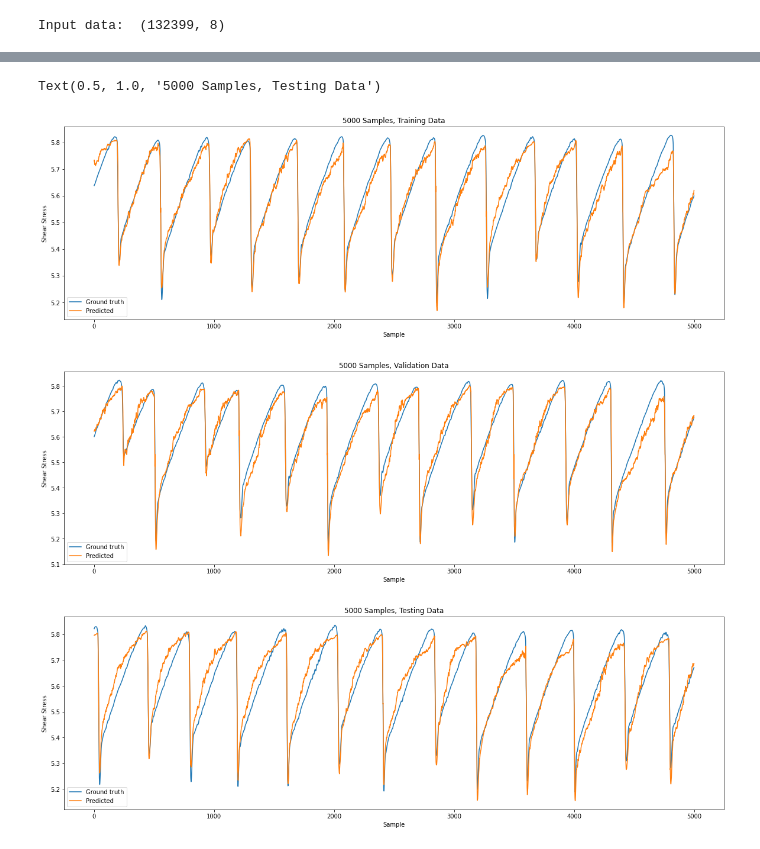
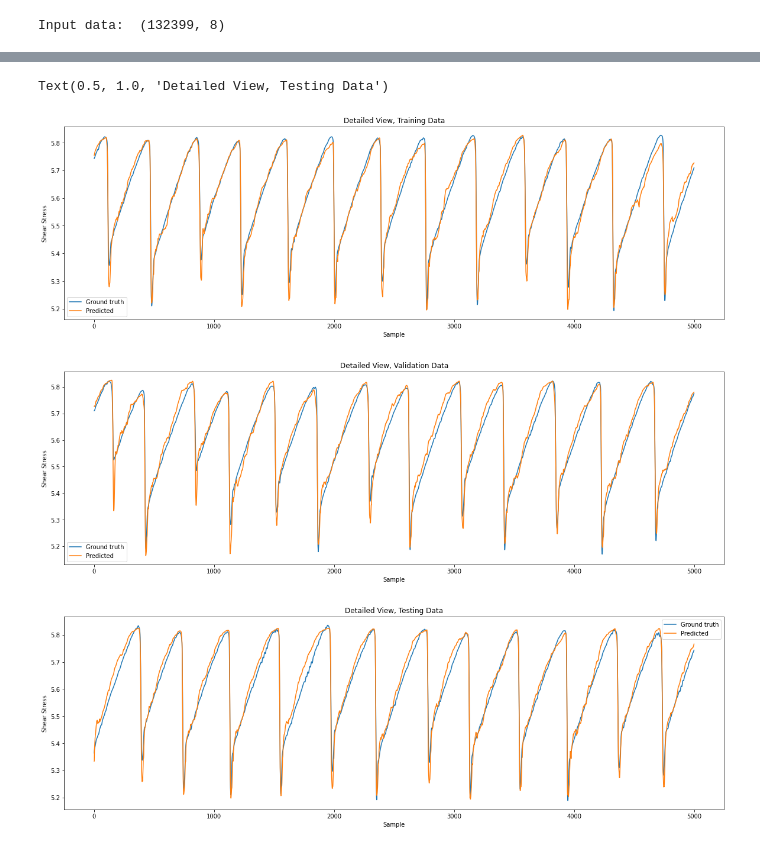
Before and after one commit to vrushaligirkar/Labquake-Prediction, a Jupyter notebook: DeepLearning/mlp_1.ipynb, the cells around one changed output, grey strips where cells are left out. Saved outputs shown, nothing was run; the diff lists cells and outputs as text; code cells hidden in the pictures.

```diff
--- a/DeepLearning/mlp_1.ipynb
+++ b/DeepLearning/mlp_1.ipynb
@@ -55,7 +53,7 @@ Input data:  (132399, 8)
 df = df.drop(['Time', 'Vel_der', 'T_der'], axis=1)   # Drop irrelevant features
 
 arr = df.to_numpy()
-n_steps = 1
+n_steps = 300
 xdf, ydf = create_timesteps(arr, n_steps)
 
 print('Features shape, X = ', np.shape(xdf))
@@ -66,8 +64,8 @@ Target shape, Y =  (132399,)
 # %%
-# Reshape features from 3D to 2D
+# Reshape features from 3D to 2D (for input layer)
 
-print('Before reshaping:', xdf[0])
-n = xdf.shape[1]*xdf.shape[2]
-xdf = xdf.reshape((xdf.shape[0], n))
-print('After reshaping:', xdf[0])
+print('Before reshaping:', np.shape(xdf[0]))
+in_dim = xdf.shape[1]*xdf.shape[2]
+xdf = xdf.reshape((xdf.shape[0], in_dim))
+print('After reshaping:', np.shape(xdf[0]))
 # %% [output]
@@ -95,12 +93,12 @@ Testing: (26480, 4)
 # Build the model
 
 model = Sequential()
-model.add(Dense(512, kernel_initializer = 'normal', input_dim = n, activation='relu'))
+model.add(Dense(512, kernel_initializer = 'normal', input_dim = in_dim, activation='relu'))
 model.add(Dense(256, kernel_initializer = 'normal', activation='relu'))
 model.add(Dense(32, kernel_initializer = 'normal', activation='relu'))
 model.add(Dense(1, kernel_initializer = 'normal', activation='linear'))
 model.compile(loss='mse', optimizer='adam')
-history = model.fit(X_train, Y_train, epochs=30, batch_size=32, validation_data=(X_val, Y_val), verbose=1)
+history = model.fit(X_train, Y_train, epochs=20, batch_size=32, validation_data=(X_val, Y_val), verbose=1)
 plt.plot(history.history['loss'], label='train')
 plt.plot(history.history['val_loss'], label='val')
 plt.legend()
@@ -189,31 +187,33 @@ results_plot(3, y_test, y_predTest, 'Testing data')
 # %%
 # Detailed view of the plots
 
+n=5000
+
 fig = plt.figure(4, figsize=(20,6))
-plt.plot(Y_train[-5000:])
-plt.plot(y_predTrain[-5000:])
+plt.plot(Y_train[-n:])
+plt.plot(y_predTrain[-n:])
 plt.xlabel('Sample')
 plt.ylabel('Shear Stress')
 plt.legend(['Ground truth', 'Predicted'])
-plt.title('5000 Samples, Training Data')
+plt.title('Detailed View, Training Data')
 
 fig = plt.figure(5, figsize=(20,6))
-plt.plot(Y_val[:5000])
-plt.plot(y_predVal[:5000])
+plt.plot(Y_val[:n])
+plt.plot(y_predVal[:n])
 plt.xlabel('Sample')
 plt.ylabel('Shear Stress')
 plt.legend(['Ground truth', 'Predicted'])
-plt.title('5000 Samples, Validation Data')
+plt.title('Detailed View, Validation Data')
 
 fig = plt.figure(6, figsize=(20,6))
-plt.plot(y_test[:5000])
-plt.plot(y_predTest[:5000])
+plt.plot(y_test[:n])
+plt.plot(y_predTest[:n])
 plt.xlabel('Sample')
 plt.ylabel('Shear Stress')
 plt.legend(['Ground truth', 'Predicted'])
-plt.title('5000 Samples, Testing Data')
+plt.title('Detailed View, Testing Data')
 # %% [output]
-Text(0.5, 1.0, '5000 Samples, Testing Data')
+Text(0.5, 1.0, 'Detailed View, Testing Data')
-[figure, old version]
+[figure, new version]
-[figure, old version]
+[figure, new version]
-[figure, old version]
+[figure, new version]
```
Also changed, not shown: parts of 8 cells of this notebook.
